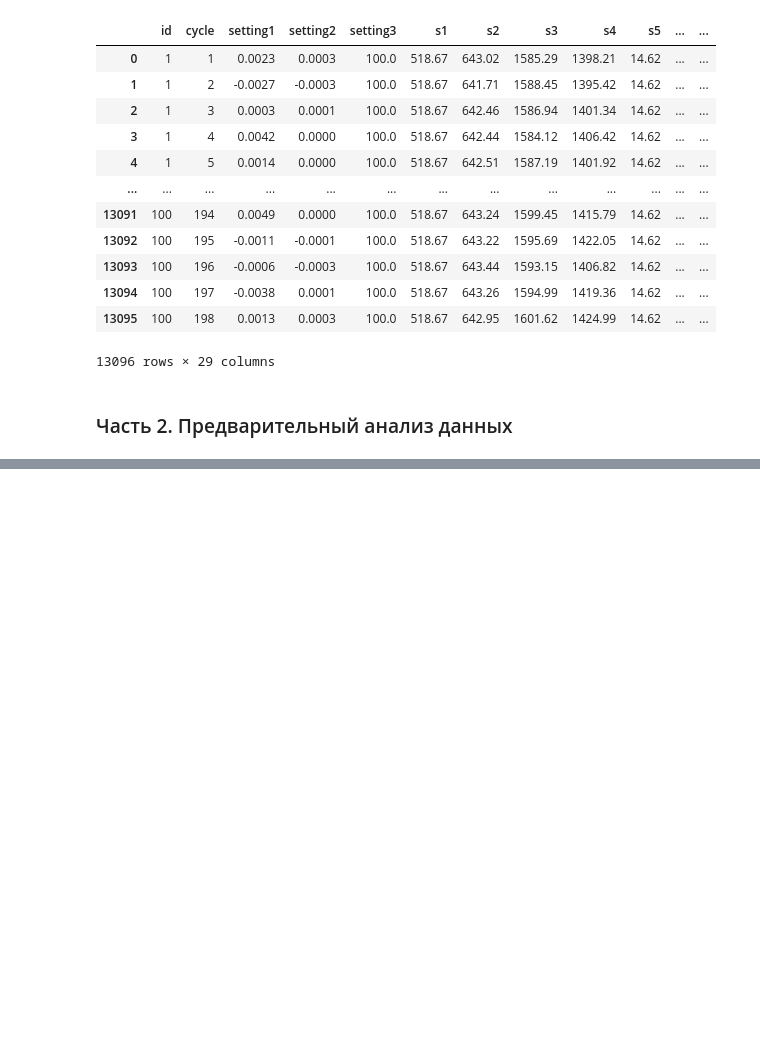
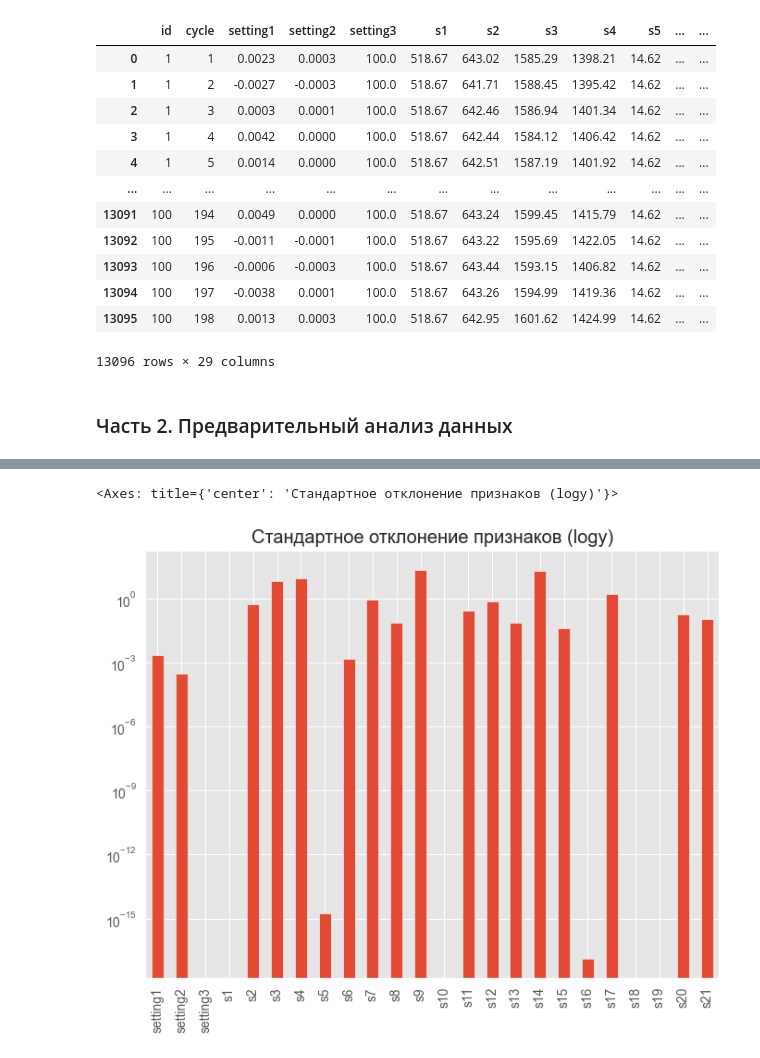
Before and after one commit to NishiNoya-spec/ML-notebook, a Jupyter notebook: engines_failure/aggregate.ipynb, the cells around one changed output, grey strips where cells are left out. Drawn from its saved outputs; the diff is of its cells as text; code cells hidden in the pictures; blank space fills up the shorter version.

```diff
--- a/engines_failure/aggregate.ipynb
+++ b/engines_failure/aggregate.ipynb
@@ -115 +115,9 @@ df_train[features].std().plot(kind='bar', figsize=(8, 6), title='Стандар
+# %%
+# std() с использованием "logy=True"
+# При использовании логарифмической шкалы, небольшие различия в значениях будут более заметны, тогда как большие различия будут менее выраженными.
+
+df_train[features].std().plot(kind='bar', figsize=(8, 6), logy=True, title="Стандартное отклонение признаков (logy)")
+# %% [output]
+<Axes: title={'center': 'Стандартное отклонение признаков (logy)'}>
+[figure, added]
 # %%
```
Also changed, not shown: parts of 18 cells of this notebook, 18 other files.
